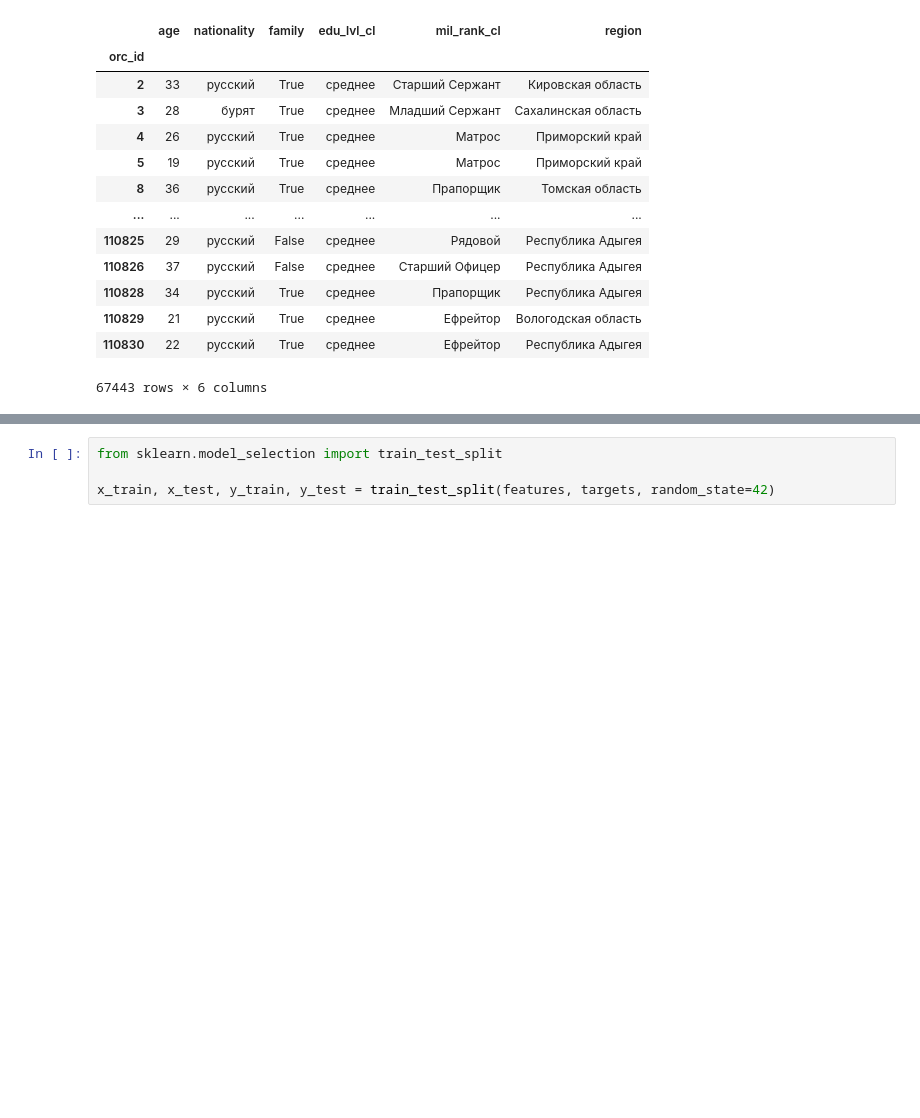
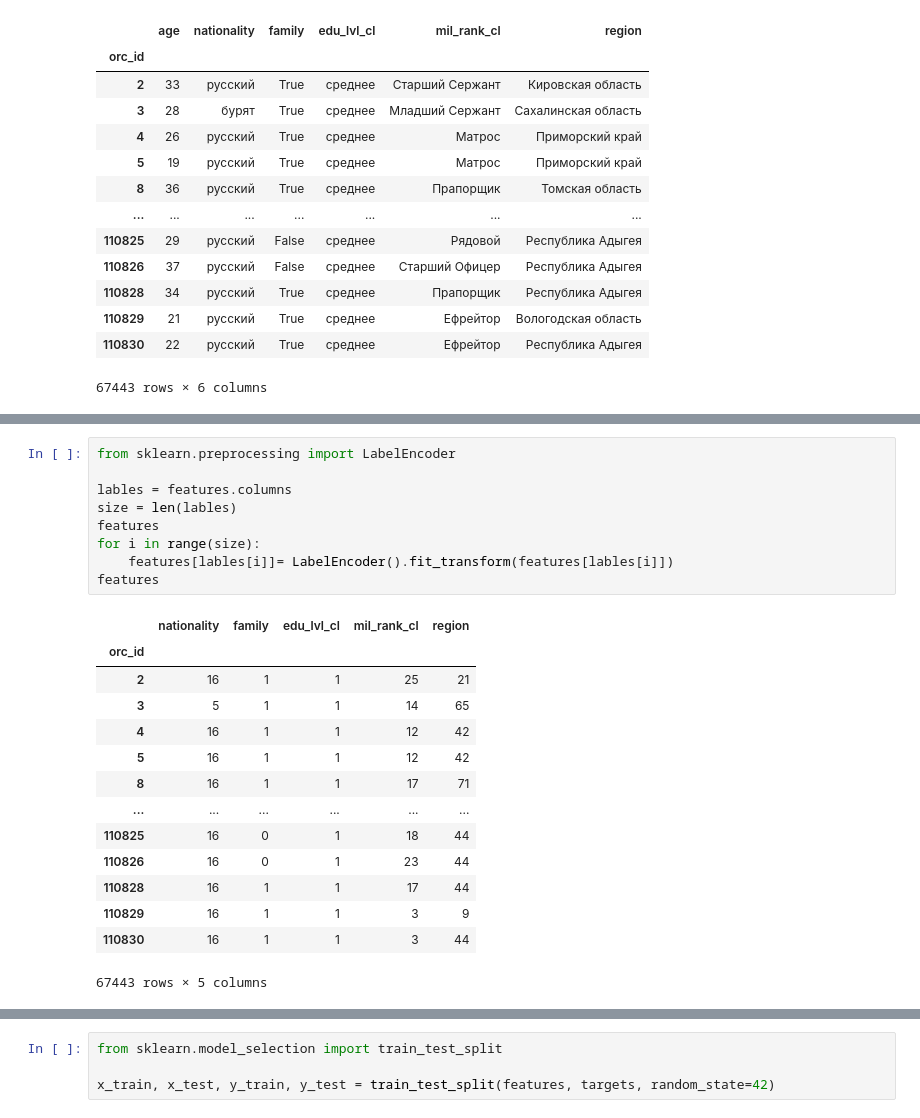
Before and after one commit to DHushchin/orc_analysis, a Jupyter notebook: orc-regression.ipynb, the cells around one changed output, grey strips where cells are left out. Cells and saved outputs as stored; diff of their text form; blank space fills up the shorter version.

```diff
--- a/orc-regression.ipynb
+++ b/orc-regression.ipynb
@@ -21,0 +42,24 @@ orcs
+# %%
+from sklearn.preprocessing import LabelEncoder
+
+lables = features.columns
+size = len(lables)
+features
+for i in range(size):
+    features[lables[i]]= LabelEncoder().fit_transform(features[lables[i]])
+features
+# %% [output]
+|  | nationality | family | edu_lvl_cl | mil_rank_cl | region |
+| orc_id |  |  |  |  |  |
+| 2 | 16 | 1 | 1 | 25 | 21 |
+| 3 | 5 | 1 | 1 | 14 | 65 |
+| 4 | 16 | 1 | 1 | 12 | 42 |
+| 5 | 16 | 1 | 1 | 12 | 42 |
+| 8 | 16 | 1 | 1 | 17 | 71 |
+| ... | ... | ... | ... | ... | ... |
+| 110825 | 16 | 0 | 1 | 18 | 44 |
+| 110826 | 16 | 0 | 1 | 23 | 44 |
+| 110828 | 16 | 1 | 1 | 17 | 44 |
+| 110829 | 16 | 1 | 1 | 3 | 9 |
+| 110830 | 16 | 1 | 1 | 3 | 44 |
+67443 rows × 5 columns
```
Also changed, not shown: parts of 7 cells of this notebook.
